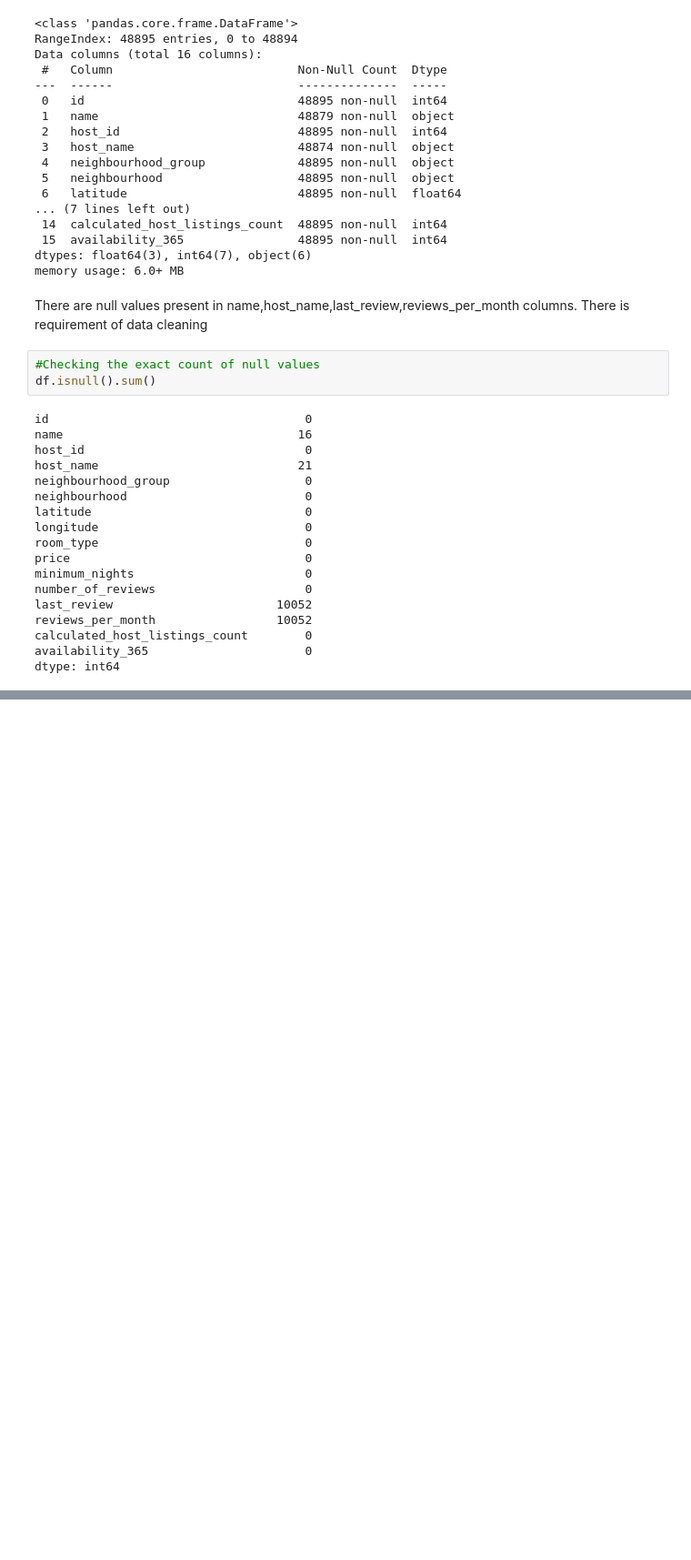
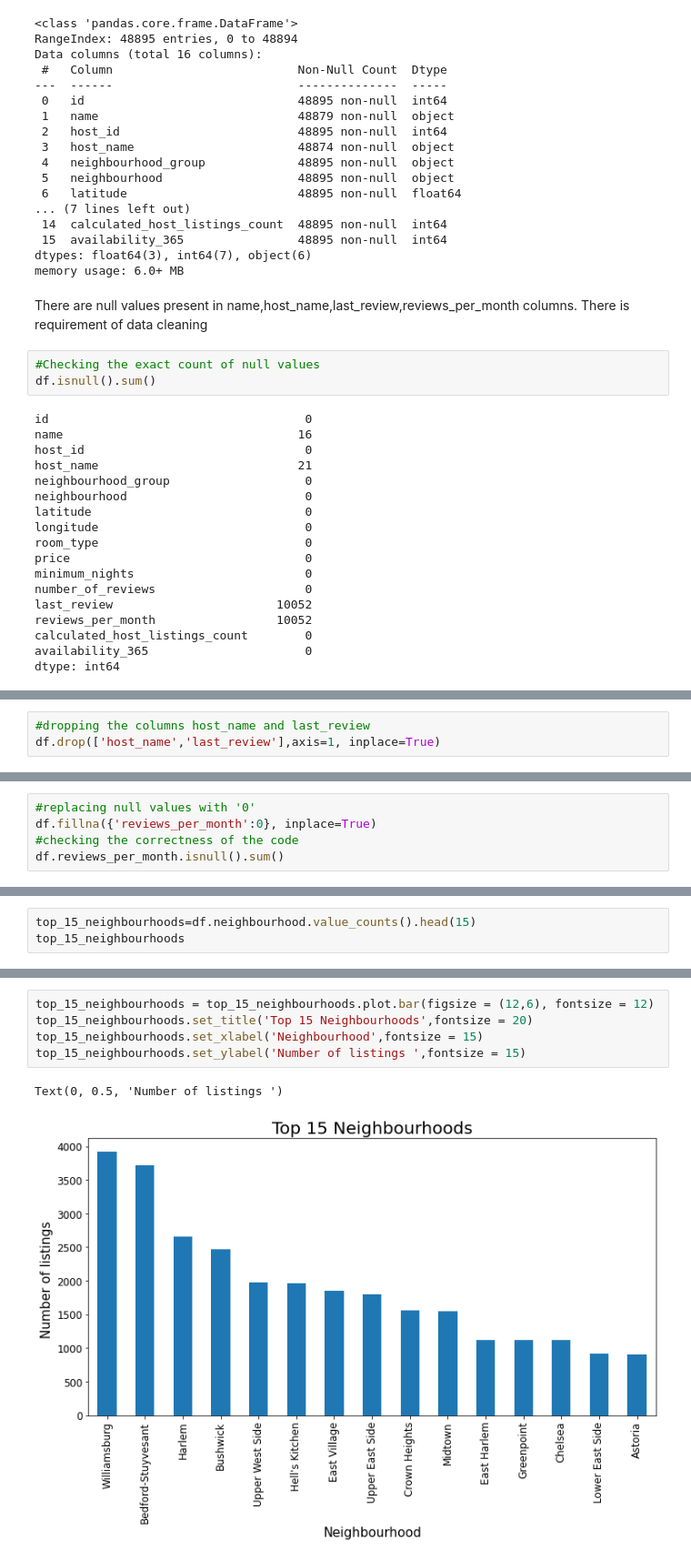
Before and after one commit to coonalcodes/Airbnb-Bookings-Analysis---Capstone-Project, a Jupyter notebook: Airbnb_Bookings_Analysis_Capstone_Project.ipynb, the cells around one changed output, grey strips where cells are left out. Shown at 91% size. Saved outputs shown, nothing was run; the diff lists cells and outputs as text; blank space fills up the shorter version.

```diff
--- a/Airbnb_Bookings_Analysis_Capstone_Project.ipynb
+++ b/Airbnb_Bookings_Analysis_Capstone_Project.ipynb
@@ -75,0 +79,3 @@ dtype: int64
+# %%
+#dropping the columns host_name and last_review
+df.drop(['host_name','last_review'],axis=1, inplace=True)
@@ -75,0 +92,5 @@ dtype: int64
+# %%
+#replacing null values with '0'
+df.fillna({'reviews_per_month':0}, inplace=True)
+#checking the correctness of the code
+df.reviews_per_month.isnull().sum()
@@ -75,0 +113,3 @@ dtype: int64
+# %%
+top_15_neighbourhoods=df.neighbourhood.value_counts().head(15)
+top_15_neighbourhoods
@@ -75,0 +133,8 @@ dtype: int64
+# %%
+top_15_neighbourhoods = top_15_neighbourhoods.plot.bar(figsize = (12,6), fontsize = 12)
+top_15_neighbourhoods.set_title('Top 15 Neighbourhoods',fontsize = 20)
+top_15_neighbourhoods.set_xlabel('Neighbourhood',fontsize = 15)
+top_15_neighbourhoods.set_ylabel('Number of listings ',fontsize = 15)
+# %% [output]
+Text(0, 0.5, 'Number of listings ')
+[figure, added]
```
Also changed, not shown: parts of 9 cells of this notebook.
